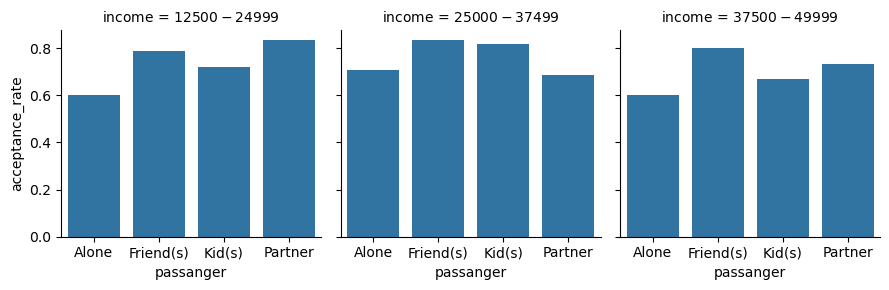
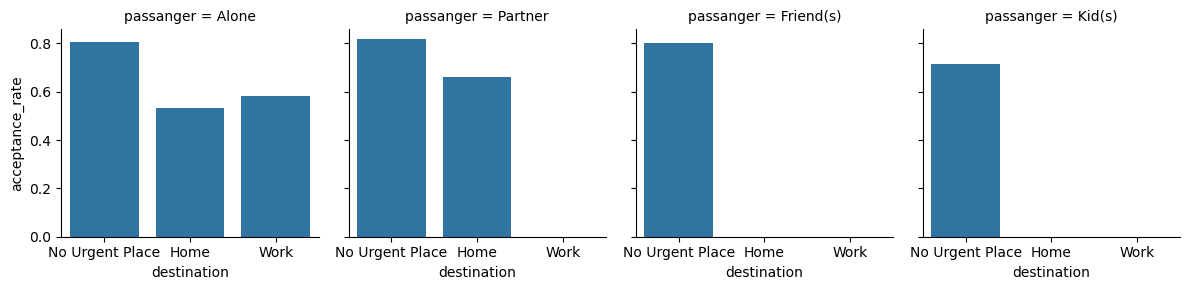
Code edit (unified diff) that turned the first committed figure into the second:
--- before
+++ after
@@ -1,3 +1,3 @@
-ax71 = sns.FacetGrid(restaurant_accept_data, col="income")
-ax71.map(sns.barplot, "passanger", "acceptance_rate", order = ['Alone','Friend(s)','Kid(s)','Partner'])
-plt.savefig("./images/acceptancerate72.png")
+ax70 = sns.FacetGrid(restaurant_accept_data, col="passanger")
+ax70.map(sns.barplot, "destination", "acceptance_rate", order = ['No Urgent Place','Home','Work'])
+plt.savefig("./images/acceptancerate70.png")

Commit: added visualization and update story for initial coupon observation